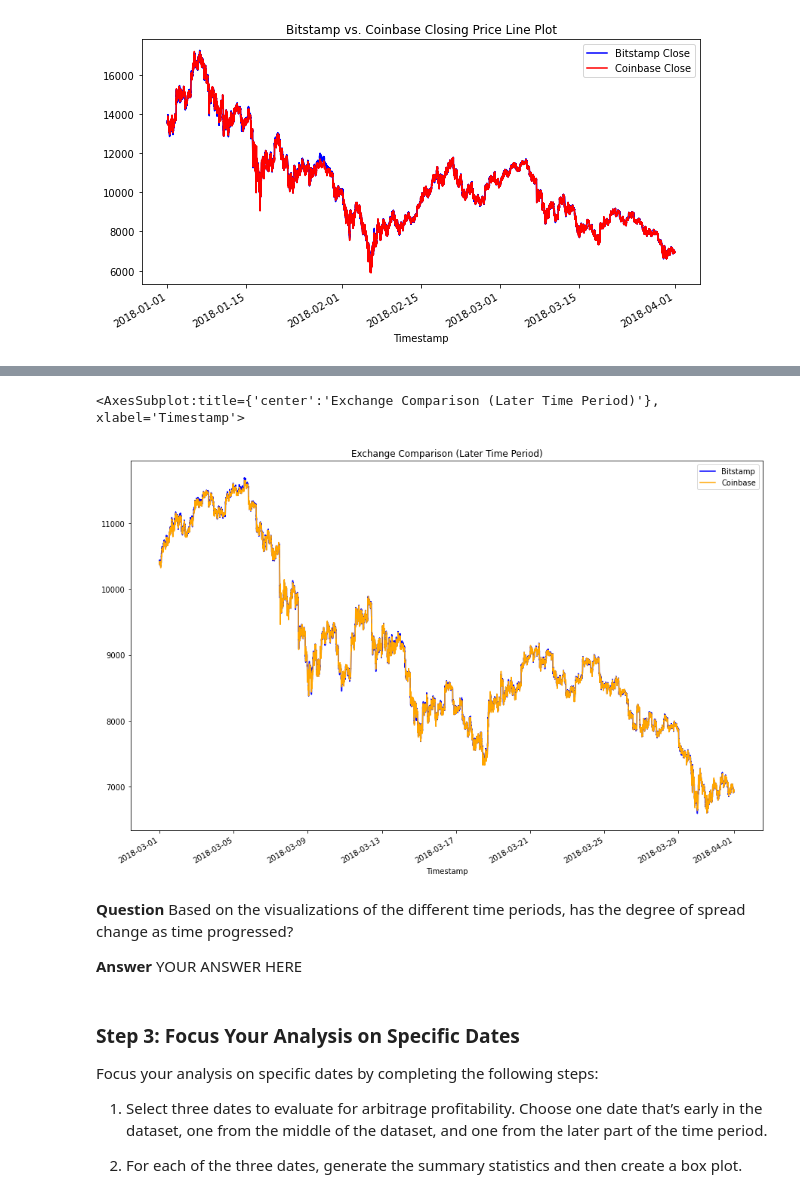
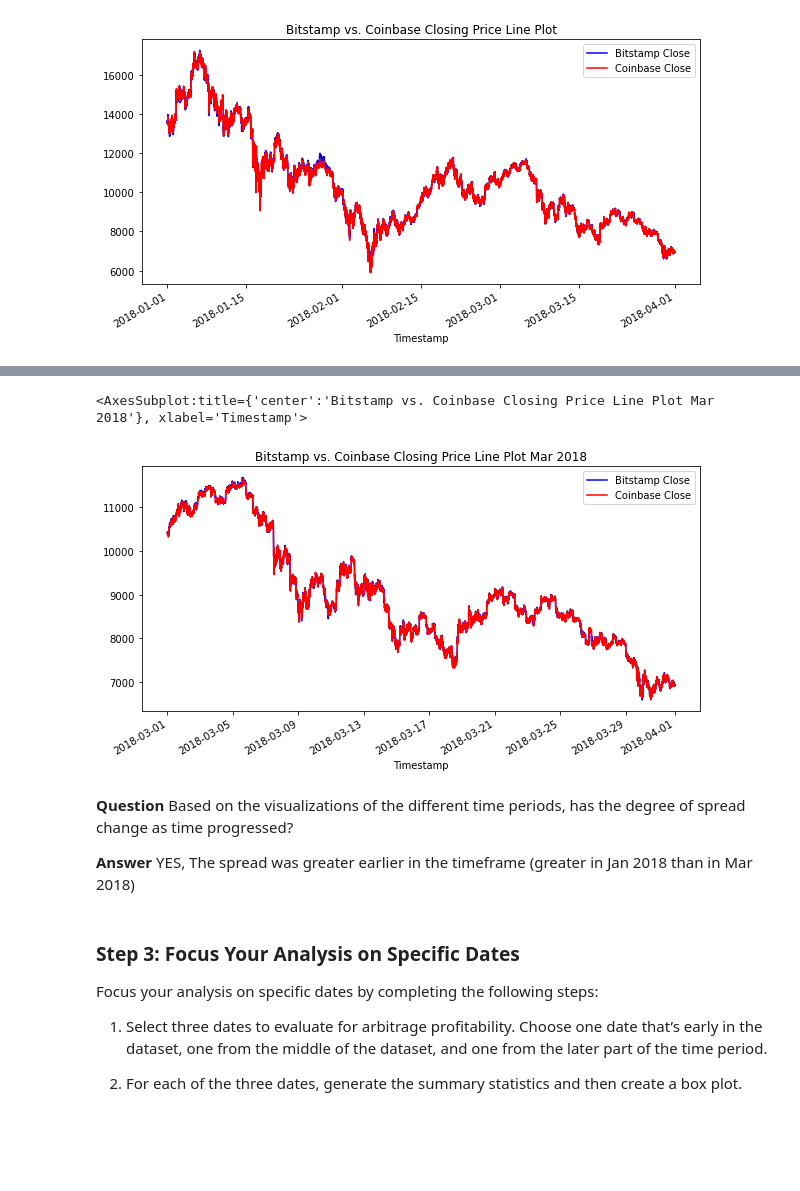
Before and after one commit to jgrichardson/crypto_arbitrage, a Jupyter notebook: crypto_arbitrage.ipynb, the cells around one changed output, grey strips where cells are left out. Drawn from its saved outputs; the diff is of its cells as text; code cells hidden in the pictures; blank space fills up the shorter version.

```diff
--- a/crypto_arbitrage.ipynb
+++ b/crypto_arbitrage.ipynb
@@ -334,15 +335,16 @@ coinbase_sliced.plot(legend=True, figsize=(10, 5), label="Coinbase Close", color
 # %%
 # Using the loc and plot functions, create an overlay plot that visualizes
 # the price action of both DataFrames for a one month period later in the dataset
 # Be sure to include the parameters: legend, figure size, title, and color and label
-# YOUR CODE HERE
+bitstamp.loc[:, "Close"].loc['2018-03-01':'2018-03-31'].plot(legend=True, figsize=(10, 5), title="Bitstamp vs. Coinbase Closing Price Line Plot Mar 2018", label="Bitstamp Close", color="blue")
+coinbase.loc[:, "Close"].loc['2018-03-01':'2018-03-31'].plot(legend=True, figsize=(10, 5), label="Coinbase Close", color="red")
 # %% [output]
-<AxesSubplot:title={'center':'Exchange Comparison (Later Time Period)'}, xlabel='Timestamp'>
+<AxesSubplot:title={'center':'Bitstamp vs. Coinbase Closing Price Line Plot Mar 2018'}, xlabel='Timestamp'>
-[figure, old version]
+[figure, new version]
 # %% [markdown]
 **Question** Based on the visualizations of the different time periods, has the degree of spread change as time progressed?
 
-**Answer** YOUR ANSWER HERE
+**Answer** YES, The spread was greater earlier in the timeframe (greater in Jan 2018 than in Mar 2018)
 # %% [markdown]
 ### Step 3: Focus Your Analysis on Specific Dates
 
```
Also changed, not shown: parts of 4 cells of this notebook.
